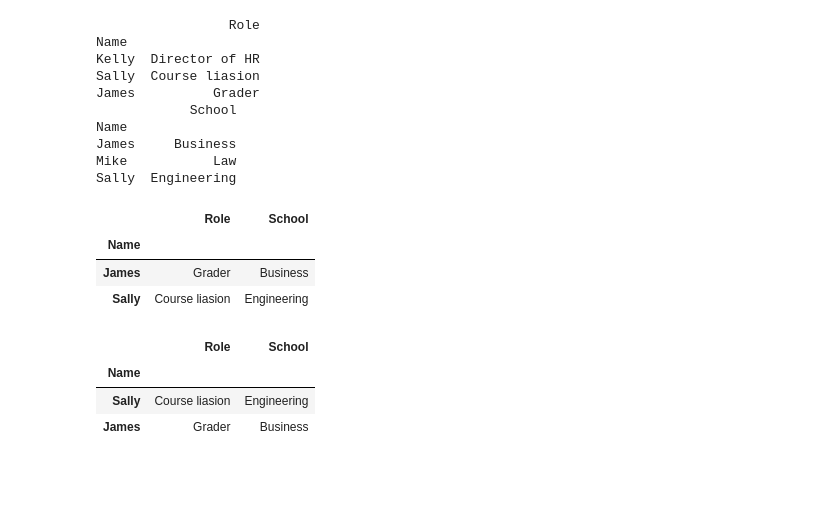
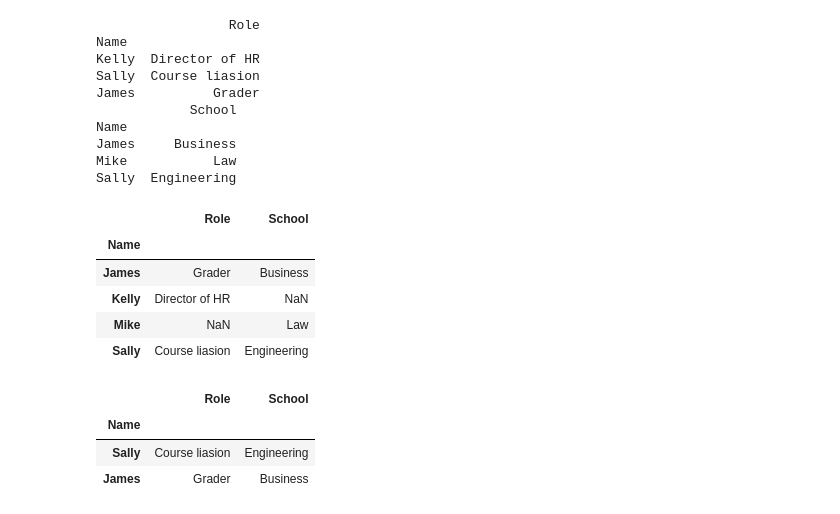
Before and after one commit to Undertaker-86/data_science, a Jupyter notebook: resources/course1/week-3/MergingDataFrame_ed.ipynb, the cells around one changed output. Drawn from its saved outputs; the diff is of its cells as text; code cells hidden in the pictures; blank space fills up the shorter version.

```diff
--- a/resources/course1/week-3/MergingDataFrame_ed.ipynb
+++ b/resources/course1/week-3/MergingDataFrame_ed.ipynb
@@ -57,13 +57,15 @@ Sally  Engineering
 # %%
 # If we want the union of these, we would call merge() passing in the DataFrame on the left and the DataFrame
 # on the right and telling merge that we want it to use an outer join. We want to use the left and right
 # indices as the joining columns.
 
-pd.merge(staff_df, student_df, how='outer', left_index=True, right_index=True).dropna()
+pd.merge(staff_df, student_df, how='outer', left_index=True, right_index=True)
 # %% [output]
 |  | Role | School |
 | Name |  |  |
 | James | Grader | Business |
+| Kelly | Director of HR | NaN |
+| Mike | NaN | Law |
 | Sally | Course liasion | Engineering |
 # %%
 # We see in the resulting DataFrame that everyone is listed. And since Mike does not have a role, and John
```
